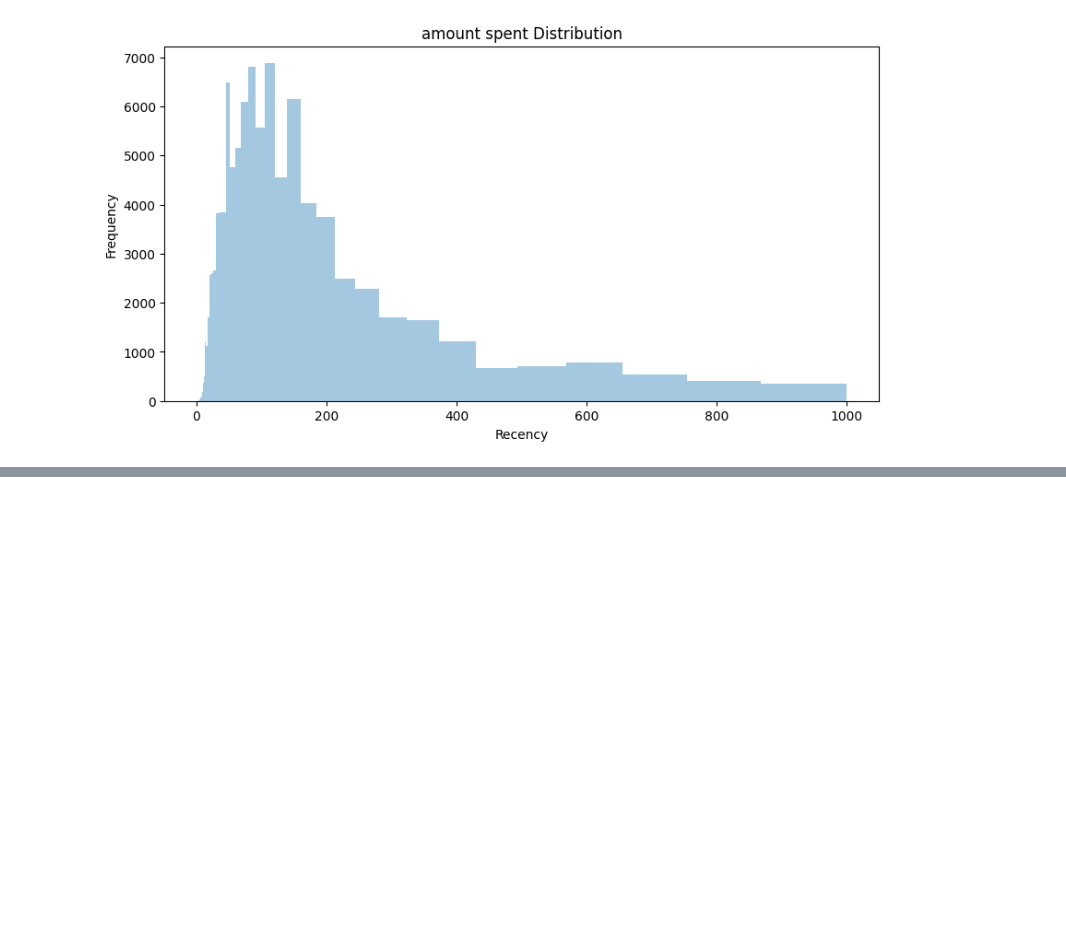
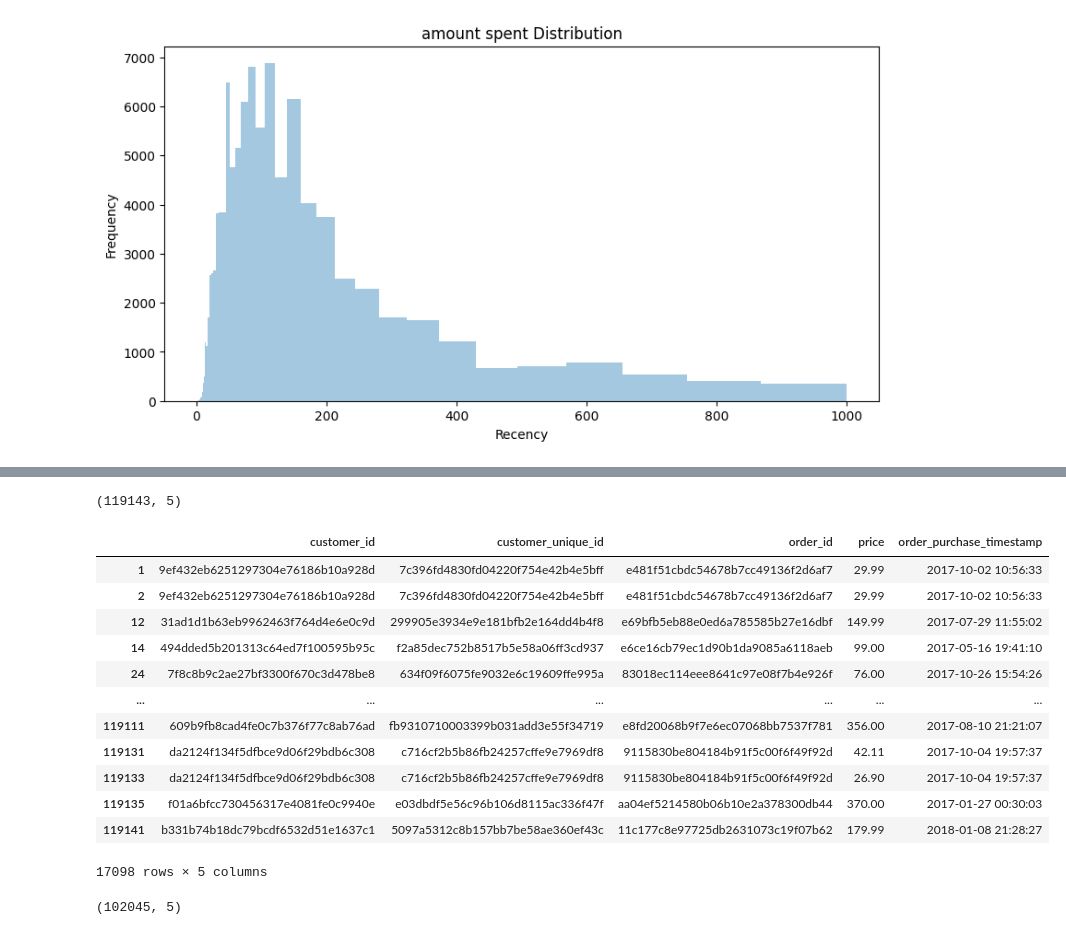
Before and after one commit to ThomasMeb/Projet_4, a Jupyter notebook: Mebarki_Thomas_notebook_exploration_022023.ipynb, the cells around one changed output, grey strips where cells are left out. Cells and saved outputs as stored; diff of their text form; code cells hidden in the pictures; blank space fills up the shorter version.

```diff
--- a/Mebarki_Thomas_notebook_exploration_022023.ipynb
+++ b/Mebarki_Thomas_notebook_exploration_022023.ipynb
@@ -410,0 +418,22 @@ data.head()
+# %%
+df = data[['customer_id', 'customer_unique_id', 'order_id', 'price', 'order_purchase_timestamp']].copy()
+# %%
+df.shape
+# %% [output]
+(119143, 5)
+# %%
+df.loc[df[['customer_unique_id', 'order_id', 'price']].duplicated()]
+# %% [output]
+|  | customer_id | customer_unique_id | order_id | price | order_purchase_timestamp |
+| 1 | 9ef432eb6251297304e76186b10a928d | 7c396fd4830fd04220f754e42b4e5bff | e481f51cbdc54678b7cc49136f2d6af7 | 29.99 | 2017-10-02 10:56:33 |
+| 2 | 9ef432eb6251297304e76186b10a928d | 7c396fd4830fd04220f754e42b4e5bff | e481f51cbdc54678b7cc49136f2d6af7 | 29.99 | 2017-10-02 10:56:33 |
+| 12 | 31ad1d1b63eb9962463f764d4e6e0c9d | 299905e3934e9e181bfb2e164dd4b4f8 | e69bfb5eb88e0ed6a785585b27e16dbf | 149.99 | 2017-07-29 11:55:02 |
+| 14 | 494dded5b201313c64ed7f100595b95c | f2a85dec752b8517b5e58a06ff3cd937 | e6ce16cb79ec1d90b1da9085a6118aeb | 99.00 | 2017-05-16 19:41:10 |
+| 24 | 7f8c8b9c2ae27bf3300f670c3d478be8 | 634f09f6075fe9032e6c19609ffe995a | 83018ec114eee8641c97e08f7b4e926f | 76.00 | 2017-10-26 15:54:26 |
+| ... | ... | ... | ... | ... | ... |
+| 119111 | 609b9fb8cad4fe0c7b376f77c8ab76ad | fb9310710003399b031add3e55f34719 | e8fd20068b9f7e6ec07068bb7537f781 | 356.00 | 2017-08-10 21:21:07 |
+| 119131 | da2124f134f5dfbce9d06f29bdb6c308 | c716cf2b5b86fb24257cffe9e7969df8 | 9115830be804184b91f5c00f6f49f92d | 42.11 | 2017-10-04 19:57:37 |
+| 119133 | da2124f134f5dfbce9d06f29bdb6c308 | c716cf2b5b86fb24257cffe9e7969df8 | 9115830be804184b91f5c00f6f49f92d | 26.90 | 2017-10-04 19:57:37 |
+| 119135 | f01a6bfcc730456317e4081fe0c9940e | e03dbdf5e56c96b106d8115ac336f47f | aa04ef5214580b06b10e2a378300db44 | 370.00 | 2017-01-27 00:30:03 |
+| 119141 | b331b74b18dc79bcdf6532d51e1637c1 | 5097a5312c8b157bb7be58ae360ef43c | 11c177c8e97725db2631073c19f07b62 | 179.99 | 2018-01-08 21:28:27 |
+17098 rows × 5 columns
@@ -410,0 +442,4 @@ data.head()
+# %%
+df.shape
+# %% [output]
+(102045, 5)
```
Also changed, not shown: parts of 7 cells of this notebook.
